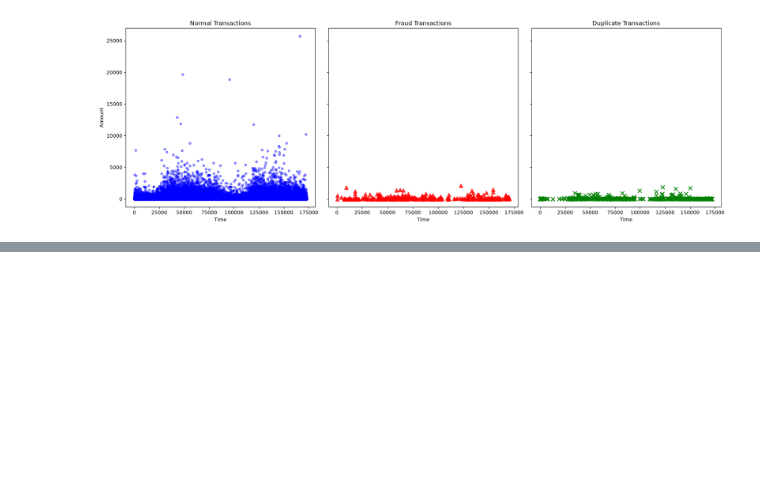
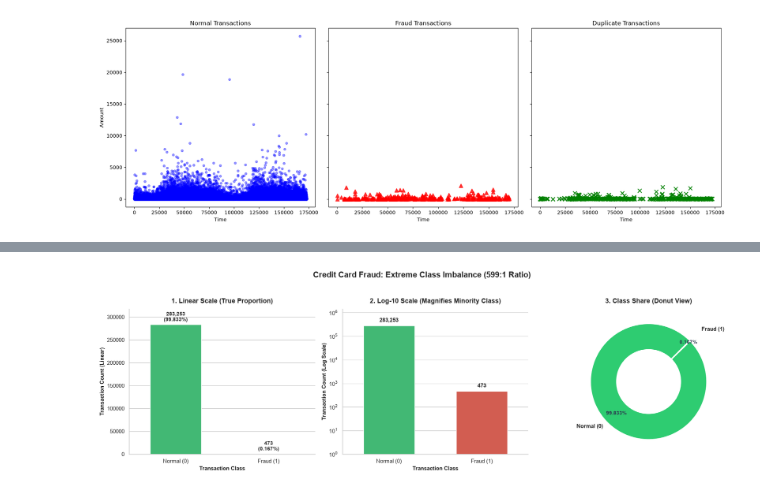
Before and after one commit to tankajoshi122/credit-card-fraud-extreme-imbalance, a Jupyter notebook: notebooks/01_data_understanding_eda.ipynb, the cells around one changed output, grey strips where cells are left out. Cells and saved outputs as stored; diff of their text form; code cells hidden in the pictures; blank space fills up the shorter version.

Commit message:
Update all six fraud detection experiment notebooks

```diff
--- a/notebooks/01_data_understanding_eda.ipynb
+++ b/notebooks/01_data_understanding_eda.ipynb
@@ -338,0 +411,94 @@ hello
+# %%
+import matplotlib.pyplot as plt
+import seaborn as sns
+
+# 1. Deduplicate to prevent data leakage (removes the 1,081 duplicate rows)
+df_clean = df.drop_duplicates(keep="first").reset_index(drop=True)
+
+# 2. Calculate exact class imbalance metrics
+class_counts = df_clean["Class"].value_counts().reindex([0, 1], fill_value=0)
+class_percent = (class_counts / len(df_clean)) * 100
+imbalance_ratio = class_counts[0] / class_counts[1]
+
+print("=== Cleaned Class Imbalance Summary ===")
+print(f"Normal Transactions (Class 0): {class_counts[0]:,} ({class_percent[0]:.4f}%)")
+print(f"Fraud Transactions  (Class 1): {class_counts[1]:,} ({class_percent[1]:.4f}%)")
+print(f"Extreme Imbalance Ratio:       {imbalance_ratio:.1f} : 1\n")
+
+# 3. Set Seaborn publication-quality styling
+sns.set_theme(style="whitegrid", palette="muted")
+palette_colors = ["#2ecc71", "#e74c3c"]  # Emerald Green (Normal) & Crimson Red (Fraud)
+
+fig, axes = plt.subplots(1, 3, figsize=(18, 5.5))
+fig.suptitle(
+    f"Credit Card Fraud: Extreme Class Imbalance ({imbalance_ratio:.0f}:1 Ratio)",
+    fontsize=16, fontweight="bold", y=1.03
+)
+
+# --- Panel 1: Linear Scale Count Plot (Shows the true visual shock of the imbalance) ---
+sns.countplot(
+    data=df_clean, x="Class", hue="Class",
+    ax=axes[0], palette=palette_colors, legend=False, width=0.55
+)
+axes[0].set_title("1. Linear Scale (True Proportion)", fontsize=13, fontweight="bold", pad=12)
+axes[0].set_xlabel("Transaction Class", fontsize=11, fontweight="bold")
+axes[0].set_ylabel("Transaction Count (Linear)", fontsize=11, fontweight="bold")
+axes[0].set_xticks([0, 1])
+axes[0].set_xticklabels(["Normal (0)", "Fraud (1)"])
+axes[0].set_ylim(0, class_counts[0] * 1.12)
+
+for p in axes[0].patches:
+    h = p.get_height()
+    if h > 0:
+        axes[0].annotate(
+            f"{int(h):,}\n({h/len(df_clean)*100:.3f}%)",
+            (p.get_x() + p.get_width() / 2., h),
+            ha="center", va="bottom", fontsize=10, fontweight="bold", xytext=(0, 4),
+            textcoords="offset points"
+        )
+
+# --- Panel 2: Log-10 Scale Count Plot (Makes the tiny Fraud bar clearly visible) ---
+sns.countplot(
+    data=df_clean, x="Class", hue="Class",
+    ax=axes[1], palette=palette_colors, legend=False, width=0.55
+)
+axes[1].set_yscale("log")
+axes[1].set_title("2. Log-10 Scale (Magnifies Minority Class)", fontsize=13, fontweight="bold", pad=12)
+axes[1].set_xlabel("Transaction Class", fontsize=11, fontweight="bold")
+axes[1].set_ylabel("Transaction Count (Log Scale)", fontsize=11, fontweight="bold")
+axes[1].set_xticks([0, 1])
+axes[1].set_xticklabels(["Normal (0)", "Fraud (1)"])
+axes[1].set_ylim(1, class_counts[0] * 5)
+
+for p in axes[1].patches:
+    h = p.get_height()
+    if h > 0:
+        axes[1].annotate(
+            f"{int(h):,}",
+            (p.get_x() + p.get_width() / 2., h),
+            ha="center", va="bottom", fontsize=11, fontweight="bold", xytext=(0, 5),
+            textcoords="offset points"
+        )
+
+# --- Panel 3: Donut Chart with Callout Box ---
+wedges, texts, autotexts = axes[2].pie(
+    class_counts,
+    labels=["Normal (0)", "Fraud (1)"],
+    autopct="%1.3f%%",
+    startangle=45,
+    colors=palette_colors,
+    explode=(0, 0.18),
+    pctdistance=0.78,
+    wedgeprops=dict(width=0.45, edgecolor="white", linewidth=2),
+    textprops=dict(fontsize=11, fontweight="bold")
+)
+for autotext in autotexts:
+    autotext.set_color("#2c3e50")
+    autotext.set_fontsize(10)
+
+axes[2].set_title("3. Class Share (Donut View)", fontsize=13, fontweight="bold", pad=12)
+
+sns.despine(top=True, right=True)
+plt.tight_layout()
+plt.show()
+# %% [output]
@@ -338,0 +509 @@ hello
+[figure, added]
```
Also changed, not shown: parts of 13 cells of this notebook, 5 other files.
